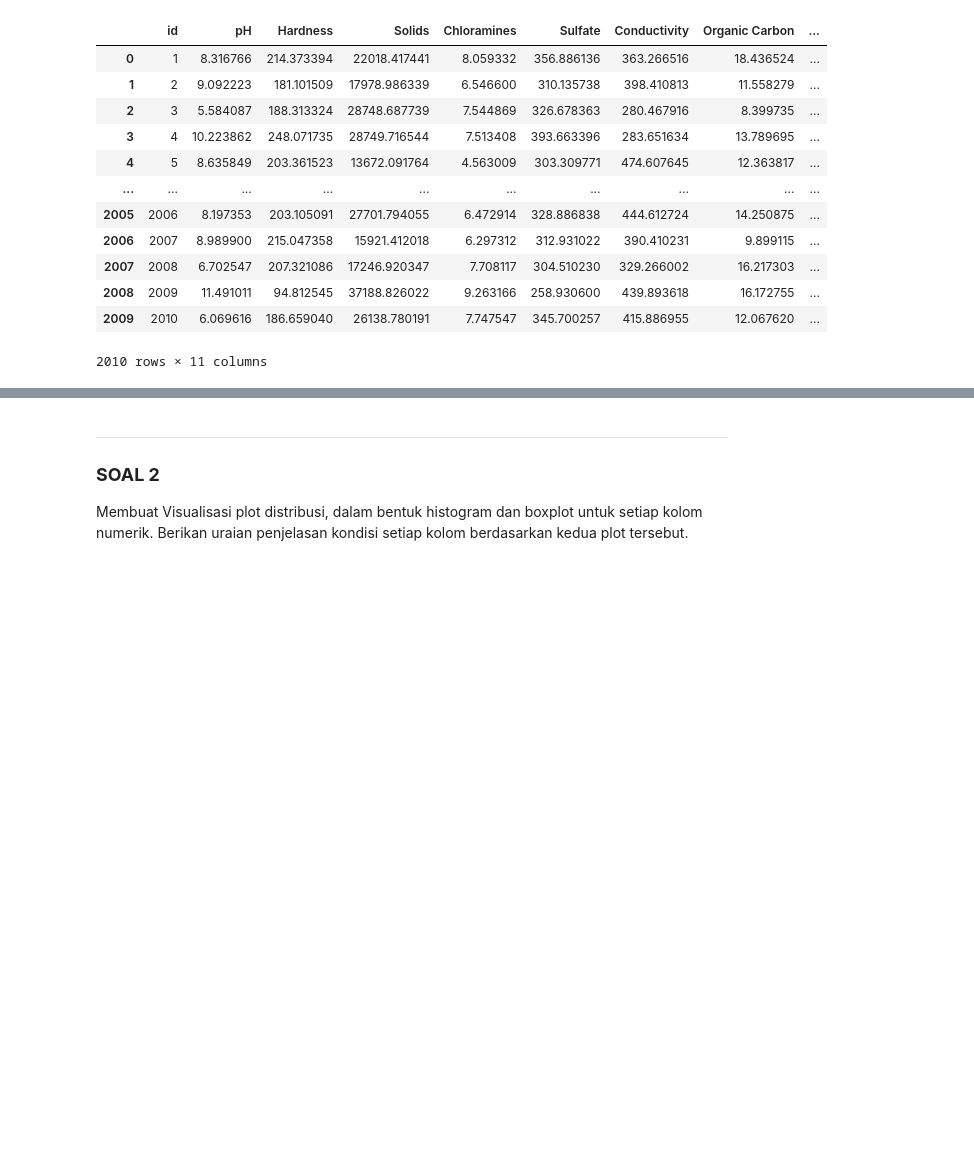
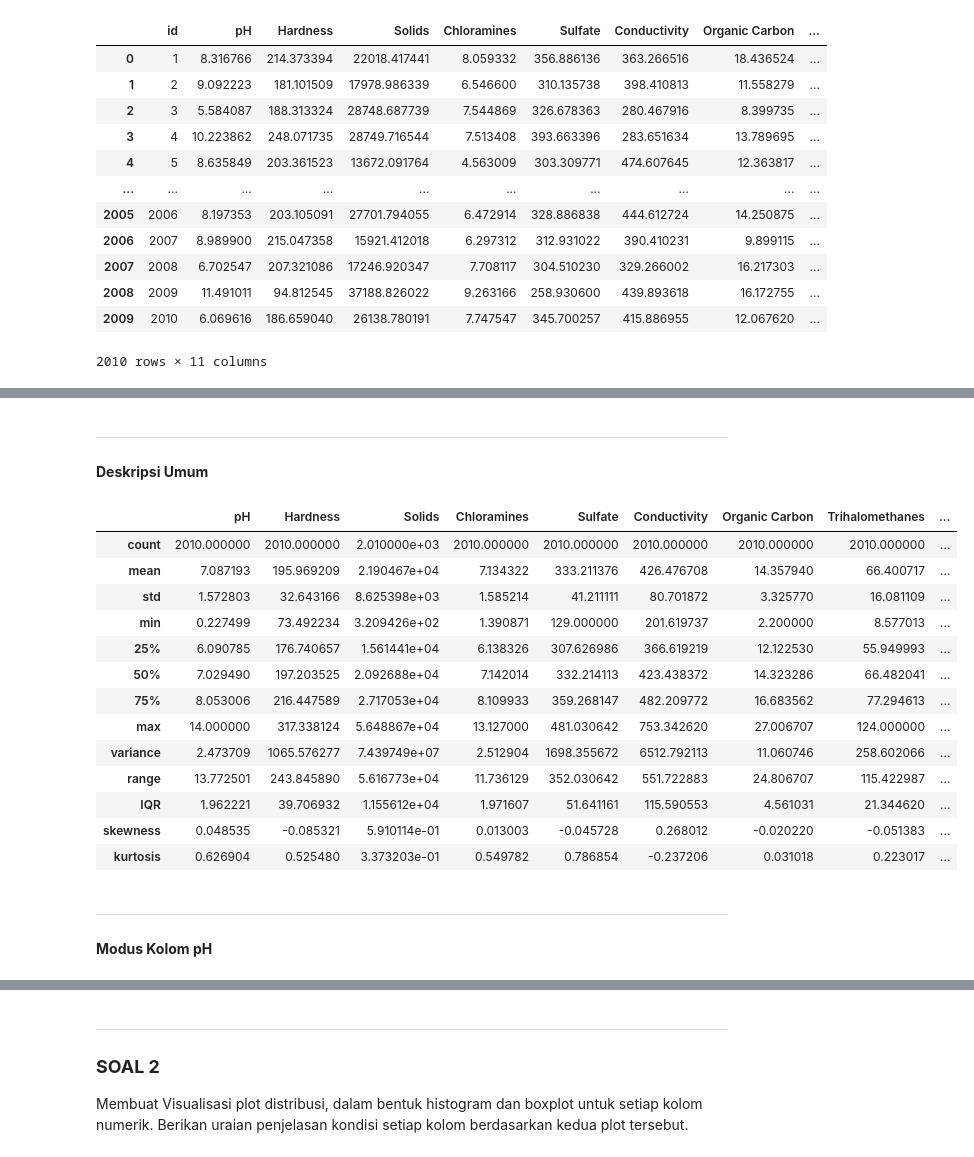
Before and after one commit to firizky29/probability-and-statistics-analysis, a Jupyter notebook: src/main.ipynb, the cells around one changed output, grey strips where cells are left out. Saved outputs shown, nothing was run; the diff lists cells and outputs as text; code cells hidden in the pictures; blank space fills up the shorter version.

```diff
--- a/src/main.ipynb
+++ b/src/main.ipynb
@@ -55,0 +63,31 @@ df
+# %% [markdown]
+***
+#### **Deskripsi Umum**
+# %%
+# Description
+desc = df[df.columns[1:10]].describe()
+desc.loc['variance'] = df.var()
+desc.loc['range'] = df.max() - df.min()
+desc.loc['IQR'] = df.quantile(0.75) - df.quantile(0.25)
+desc.loc['skewness'] = df.skew()
+desc.loc['kurtosis'] = df.kurtosis()
+
+desc
+# %% [output]
+|  | pH | Hardness | Solids | Chloramines | Sulfate | Conductivity | Organic Carbon | Trihalomethanes | ... |
+| count | 2010.000000 | 2010.000000 | 2.010000e+03 | 2010.000000 | 2010.000000 | 2010.000000 | 2010.000000 | 2010.000000 | ... |
+| mean | 7.087193 | 195.969209 | 2.190467e+04 | 7.134322 | 333.211376 | 426.476708 | 14.357940 | 66.400717 | ... |
+| std | 1.572803 | 32.643166 | 8.625398e+03 | 1.585214 | 41.211111 | 80.701872 | 3.325770 | 16.081109 | ... |
+| min | 0.227499 | 73.492234 | 3.209426e+02 | 1.390871 | 129.000000 | 201.619737 | 2.200000 | 8.577013 | ... |
+| 25% | 6.090785 | 176.740657 | 1.561441e+04 | 6.138326 | 307.626986 | 366.619219 | 12.122530 | 55.949993 | ... |
+| 50% | 7.029490 | 197.203525 | 2.092688e+04 | 7.142014 | 332.214113 | 423.438372 | 14.323286 | 66.482041 | ... |
+| 75% | 8.053006 | 216.447589 | 2.717053e+04 | 8.109933 | 359.268147 | 482.209772 | 16.683562 | 77.294613 | ... |
+| max | 14.000000 | 317.338124 | 5.648867e+04 | 13.127000 | 481.030642 | 753.342620 | 27.006707 | 124.000000 | ... |
+| variance | 2.473709 | 1065.576277 | 7.439749e+07 | 2.512904 | 1698.355672 | 6512.792113 | 11.060746 | 258.602066 | ... |
+| range | 13.772501 | 243.845890 | 5.616773e+04 | 11.736129 | 352.030642 | 551.722883 | 24.806707 | 115.422987 | ... |
+| IQR | 1.962221 | 39.706932 | 1.155612e+04 | 1.971607 | 51.641161 | 115.590553 | 4.561031 | 21.344620 | ... |
+| skewness | 0.048535 | -0.085321 | 5.910114e-01 | 0.013003 | -0.045728 | 0.268012 | -0.020220 | -0.051383 | ... |
+| kurtosis | 0.626904 | 0.525480 | 3.373203e-01 | 0.549782 | 0.786854 | -0.237206 | 0.031018 | 0.223017 | ... |
+# %% [markdown]
+***
+#### **Modus Kolom pH**
```
Also changed, not shown: parts of 41 cells of this notebook.
